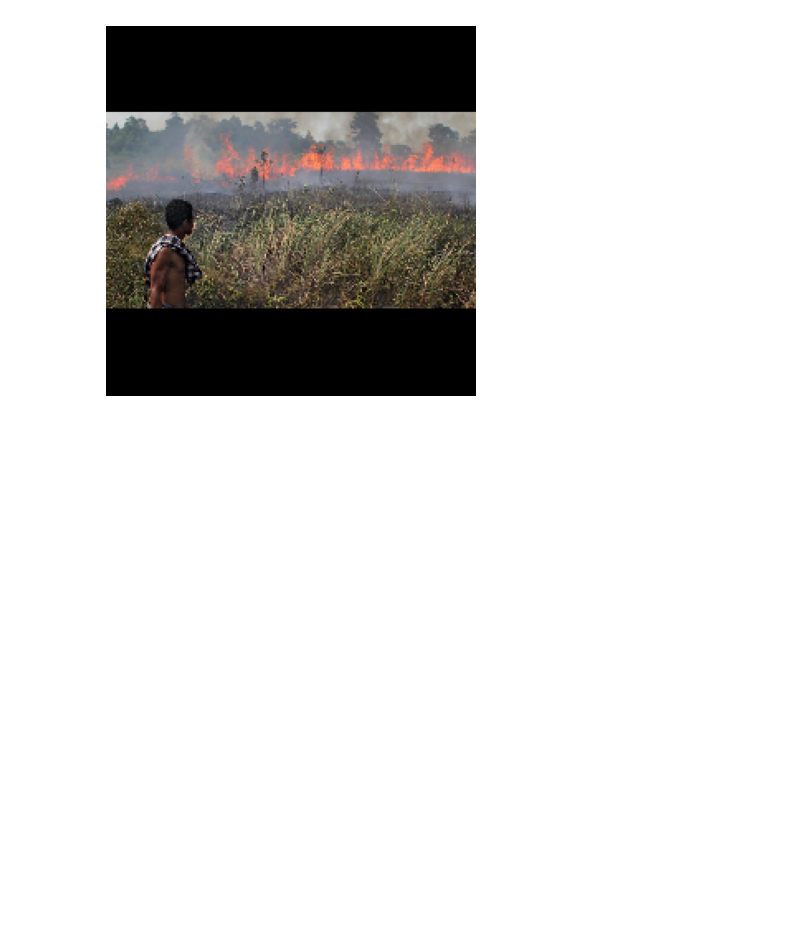
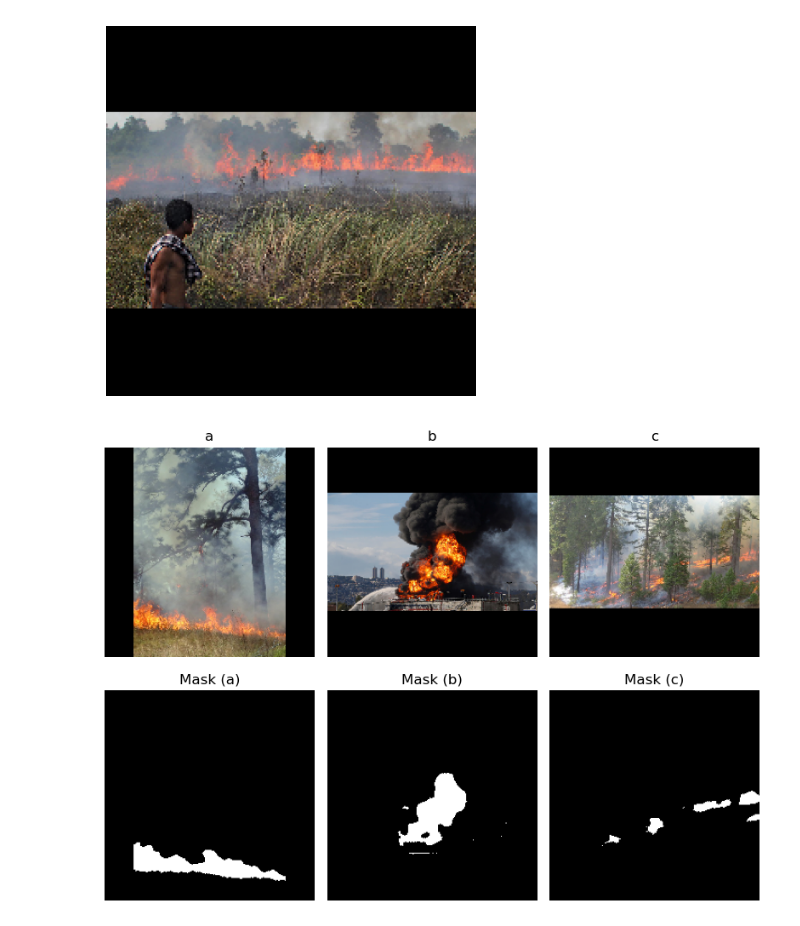
Before and after one commit to jacobtizel/fire-finder, a Jupyter notebook: model_test.ipynb, the cells around one changed output. Saved outputs shown, nothing was run; the diff lists cells and outputs as text; code cells hidden in the pictures; blank space fills up the shorter version.

Commit message:
generated OOD example, added the report

```diff
--- a/model_test.ipynb
+++ b/model_test.ipynb
@@ -87,3 +87,47 @@ plt.savefig("./test_images/a1_resized.png")
 plt.show()
 # %% [output]
 [figure]
+# %%
+def plot_images_and_masks(images, masks, titles=None, figsize=(8, 6)):
+    """
+    Plots 3 BGR images in a row with their corresponding binary masks below.
+
+    Parameters:
+        images (list of np.ndarray): List of 3 RGB images (H, W, 3).
+        masks (list of np.ndarray): List of 3 binary masks (H, W).
+        titles (list of str): Optional list of titles for each image.
+        figsize (tuple): Size of the figure.
+    """
+    assert len(images) == len(masks) == 3, "You must provide exactly 3 images and 3 masks."
+
+    fig, axes = plt.subplots(2, 3, figsize=figsize)
+
+    for i in range(3):
+        axes[0, i].imshow(cv2.cvtColor(images[i], cv2.COLOR_BGR2RGB))
+        axes[0, i].axis("off")
+        if titles:
+            axes[0, i].set_title(titles[i])
+
+        axes[1, i].imshow(masks[i], cmap='gray')
+        axes[1, i].axis("off")
+        if titles:
+            axes[1, i].set_title(f"Mask ({titles[i]})")
+
+    plt.tight_layout()
+    plt.savefig("./test_images/examples_withmask.png")
+    plt.show()
+# %%
+img1= cv2.imread("./test_images/d1.png")
+#img1=resize_image(img1, size=(224,224))
+img1=resize_with_padding(img1)
+img2 =cv2.imread("./test_images/e1.png")
+img2=resize_with_padding(img2)
+img3 = cv2.imread("./test_images/c1.png")
+img3=resize_with_padding(img3)
+mask1=cv2.imread("./test_images/d2.png")
+mask2=cv2.imread("./test_images/e2.png")
+mask3 =cv2.imread("./test_images/c2.png")
+# %%
+plot_images_and_masks([img1, img2, img3], [mask1, mask2, mask3], titles=['a','b','c'])
+# %% [output]
+[figure, added]
```
Also changed, not shown: 5 other files.
